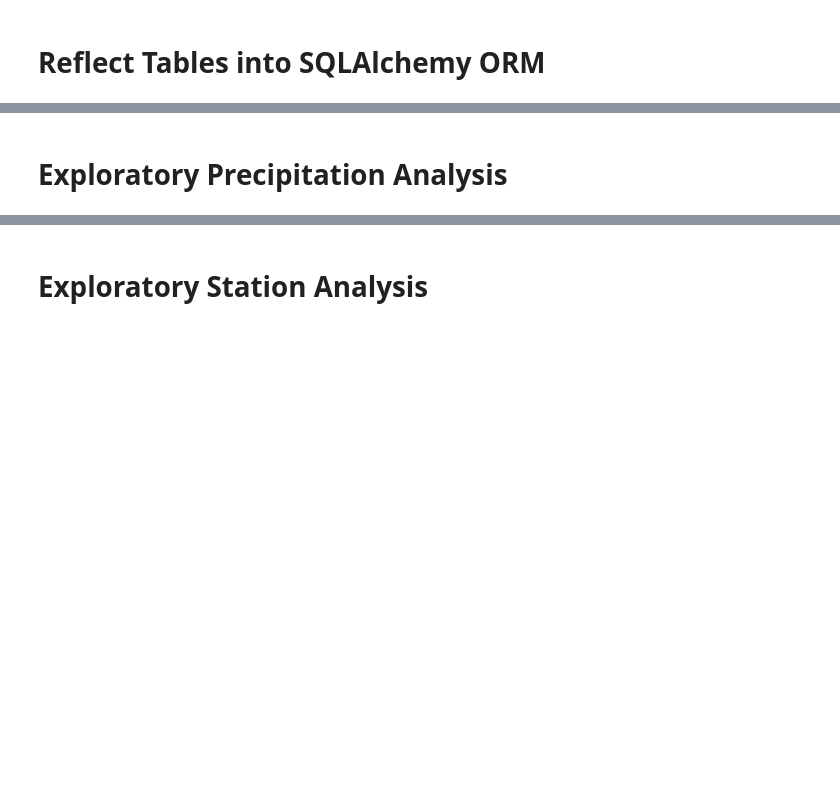
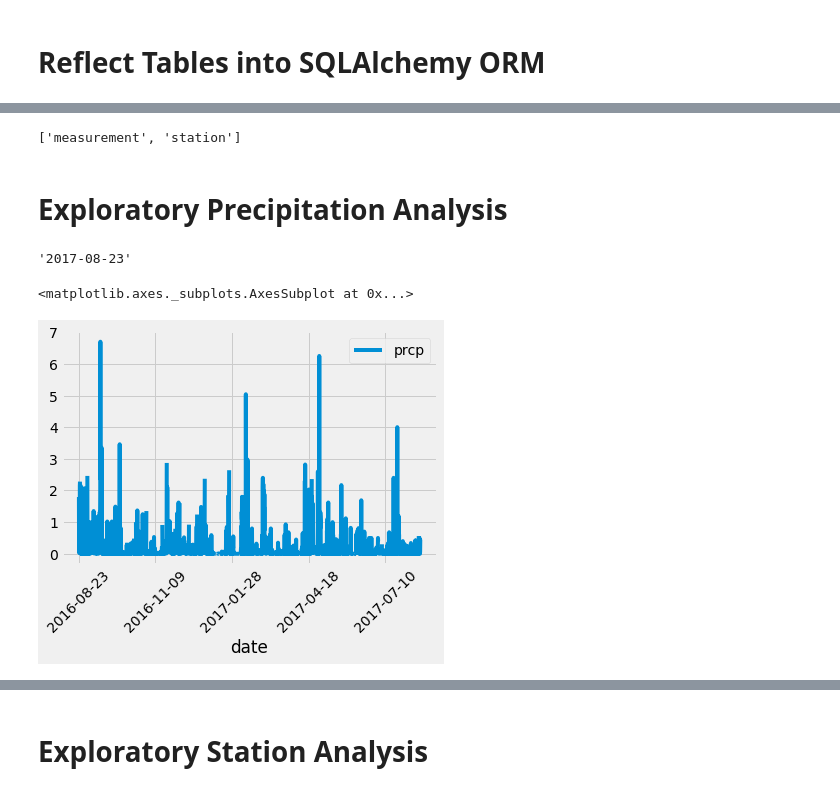
Before and after one commit to qsun21/sqlalchemy-challenge, a Jupyter notebook: climate_starter.ipynb, the cells around one changed output, grey strips where cells are left out. Saved outputs shown, nothing was run; the diff lists cells and outputs as text; code cells hidden in the pictures; blank space fills up the shorter version.

```diff
--- a/climate_starter.ipynb
+++ b/climate_starter.ipynb
@@ -18,6 +19,7 @@ from sqlalchemy import create_engine, func,inspect
 # %%
 # create engine to hawaii.sqlite
-engine = create_engine("sqlite:///hawaii.sqlite")
+engine = create_engine("sqlite:///Resources/hawaii.sqlite")
+connection = engine.connect()
 # %%
 # reflect an existing database into a new model
 inspector = inspect(engine)
@@ -32,6 +29,11 @@ session = Session(engine)
 # %%
 # View all of the classes that automap found
+print(base.classes.keys())
+# %% [output]
+['measurement', 'station']
 # %%
 # Save references to each table
+Measurement = base.classes.measurement
+Station = base.classes.station
 # %%
 # Create our session (link) from Python to the DB
@@ -39,22 +42,34 @@ session = Session(engine)
 # Exploratory Precipitation Analysis
 # %%
 # Find the most recent date in the data set.
+results = session.query(Measurement).order_by(Measurement.date.desc())
+most_recent_date = results[0].date
+most_recent_date
+# %% [output]
+'2017-08-23'
 # %%
 # Design a query to retrieve the last 12 months of precipitation data and plot the results.
 # Starting from the most recent data point in the database.
+most_recent_date_obj = dt.datetime.strptime(most_recent_date, '%Y-%m-%d')
+last_year_obj = most_recent_date_obj - dt.timedelta(days=365)
+
 
 # Calculate the date one year from the last date in data set.
-
+last_year_date = last_year_obj.strftime('%Y-%m-%d')
 
 # Perform a query to retrieve the data and precipitation scores
-
+measurements = session.query(Measurement).filter(and_(Measurement.date >= last_year_date)).all()
 
 # Save the query results as a Pandas DataFrame and set the index to the date column
-
+df = pd.DataFrame([measurement.__dict__ for measurement in measurements]).set_index(['date'])
 
 # Sort the dataframe by date
-
+df = df.sort_values(by='date')
 
 # Use Pandas Plotting with Matplotlib to plot the data
+df.plot(y='prcp', rot=45)
+# %% [output]
+<matplotlib.axes._subplots.AxesSubplot at 0x...>
+[figure, added]
 # %%
 # Use Pandas to calcualte the summary statistics for the precipitation data
```
Also changed, not shown: parts of 8 cells of this notebook.
